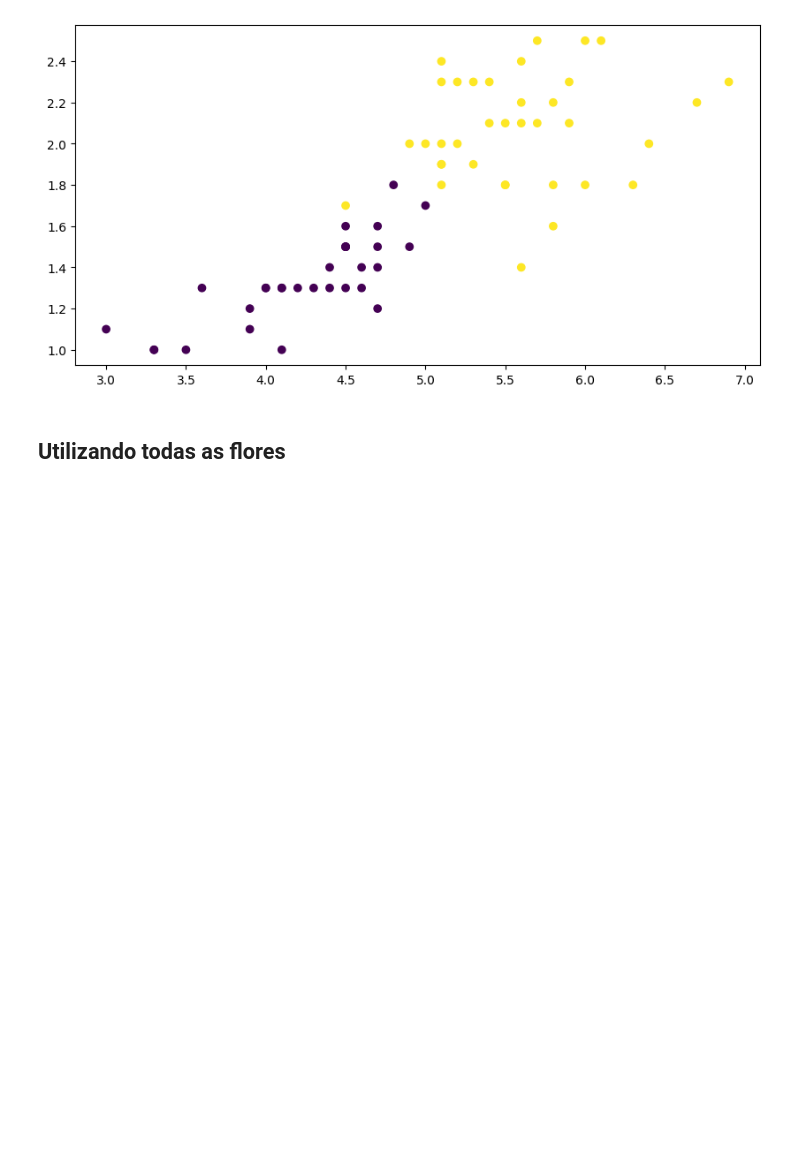
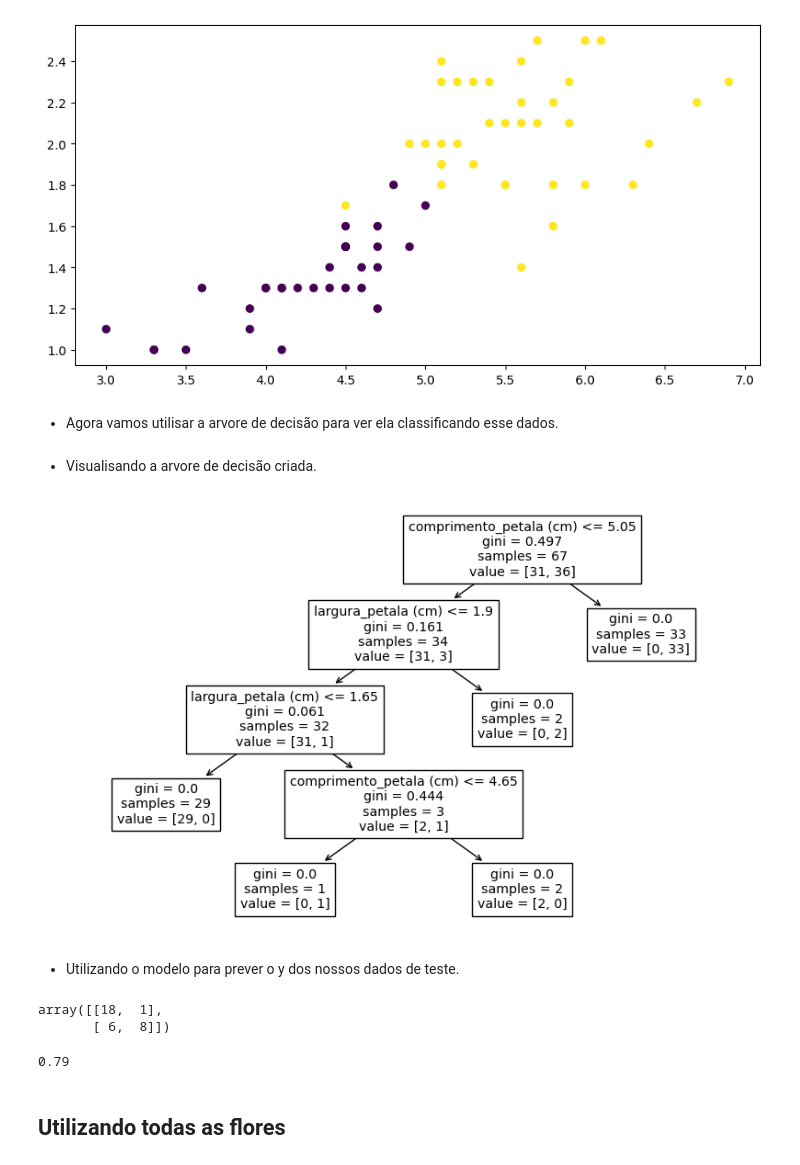
Before and after one commit to huanbarrosn/estudo_ds, a Jupyter notebook: ml/hashtag_programacao/DecisionTreeClassifier.ipynb, the cells around one changed output. Cells and saved outputs as stored; diff of their text form; code cells hidden in the pictures; blank space fills up the shorter version.

```diff
--- a/ml/hashtag_programacao/DecisionTreeClassifier.ipynb
+++ b/ml/hashtag_programacao/DecisionTreeClassifier.ipynb
@@ -204,6 +204,39 @@ ax.scatter(data=X_train,
 plt.show()
 # %% [output]
 [figure]
+# %% [markdown]
+- Agora vamos utilisar a arvore de decisão para ver ela classificando esse dados.
+# %%
+from sklearn.tree import DecisionTreeClassifier
+
+clf = DecisionTreeClassifier()
+# %%
+clf = clf.fit(X_train, y_train)
+# %% [markdown]
+- Visualisando a arvore de decisão criada.
+# %%
+from sklearn import tree
+fig, ax = plt.subplots(figsize=(10, 6))
+tree.plot_tree(clf, feature_names=X_train.columns)
+plt.show()
+# %% [output]
+[figure, added]
+# %% [markdown]
+- Utilizando o modelo para prever o y dos nossos dados de teste.
+# %%
+# Fazendo a previsão e avaliando o erro
+y_pred = clf.predict(X_test)
+
+from sklearn.metrics import confusion_matrix
+confusion_matrix(y_true=y_test, y_pred=y_pred)
+# %% [output]
+array([[18,  1],
+       [ 6,  8]])
+# %%
+# Acertos totais
+(y_pred == y_test).mean().round(2)
+# %% [output]
+0.79
 # %% [markdown]
 ## Utilizando todas as flores
 # %%
```
Also changed, not shown: parts of 1 cell of this notebook, 6 other files.
